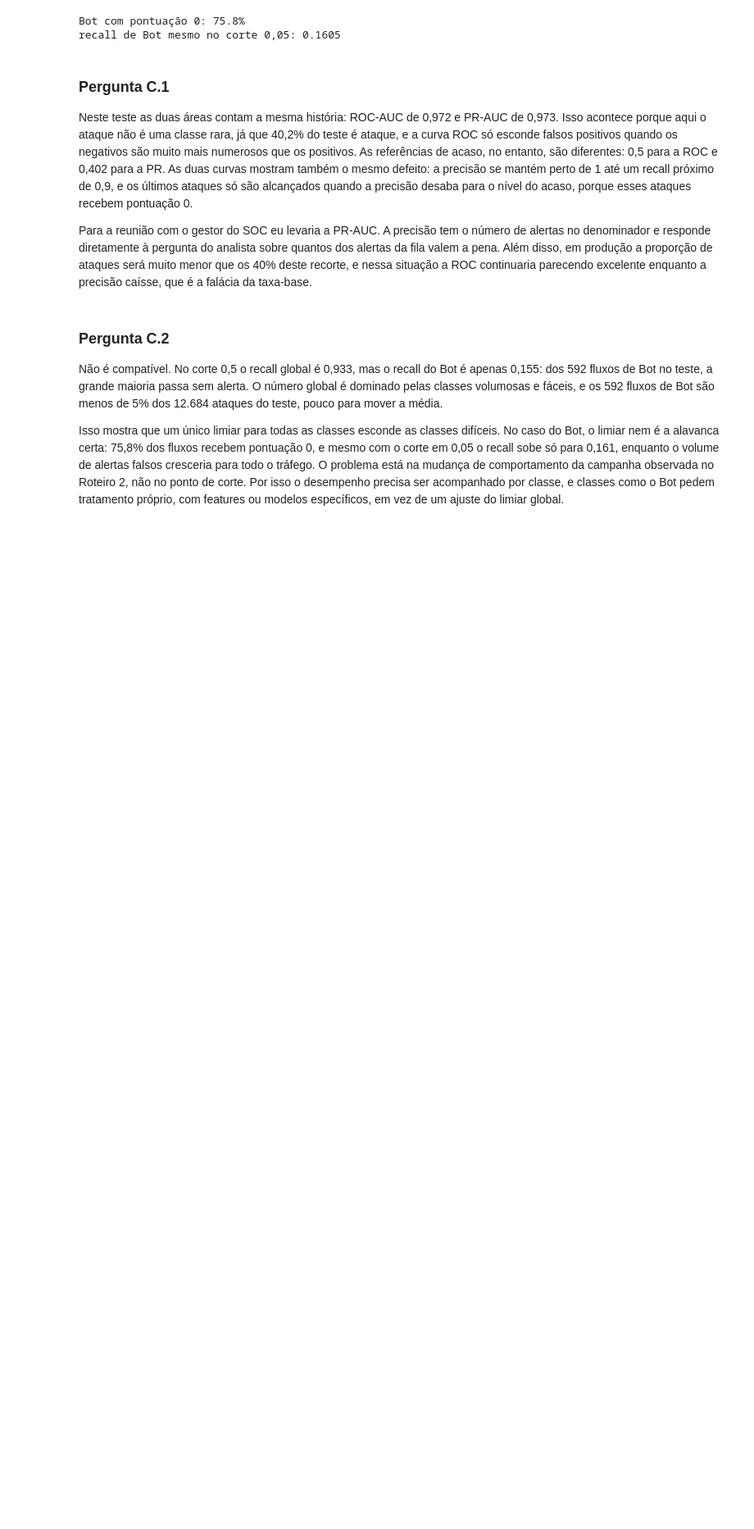
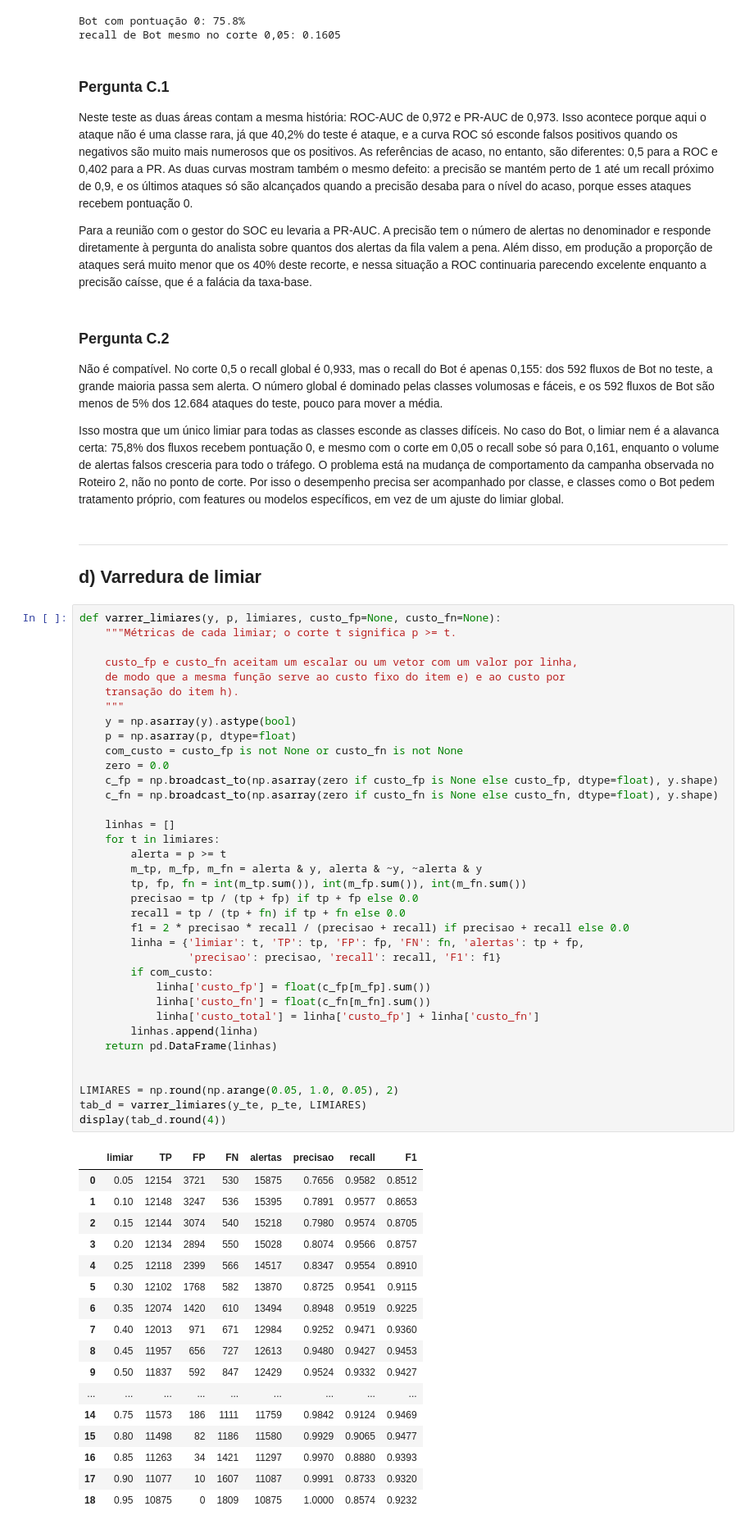
Before and after one commit to phbrandi/pi-ia_cyber, a Jupyter notebook: avaliacao_025bc8.ipynb, the cells around one changed output. Shown at 82% size. Cells and saved outputs as stored; diff of their text form; blank space fills up the shorter version.

```diff
--- a/avaliacao_025bc8.ipynb
+++ b/avaliacao_025bc8.ipynb
@@ -242,3 +247,61 @@ Para a reunião com o gestor do SOC eu levaria a PR-AUC. A precisão tem o núme
 Não é compatível. No corte 0,5 o recall global é 0,933, mas o recall do Bot é apenas 0,155: dos 592 fluxos de Bot no teste, a grande maioria passa sem alerta. O número global é dominado pelas classes volumosas e fáceis, e os 592 fluxos de Bot são menos de 5% dos 12.684 ataques do teste, pouco para mover a média.
 
 Isso mostra que um único limiar para todas as classes esconde as classes difíceis. No caso do Bot, o limiar nem é a alavanca certa: 75,8% dos fluxos recebem pontuação 0, e mesmo com o corte em 0,05 o recall sobe só para 0,161, enquanto o volume de alertas falsos cresceria para todo o tráfego. O problema está na mudança de comportamento da campanha observada no Roteiro 2, não no ponto de corte. Por isso o desempenho precisa ser acompanhado por classe, e classes como o Bot pedem tratamento próprio, com features ou modelos específicos, em vez de um ajuste do limiar global.
+# %% [markdown]
+---
+
+## d) Varredura de limiar
+# %%
+def varrer_limiares(y, p, limiares, custo_fp=None, custo_fn=None):
+    """Métricas de cada limiar; o corte t significa p >= t.
+
+    custo_fp e custo_fn aceitam um escalar ou um vetor com um valor por linha,
+    de modo que a mesma função serve ao custo fixo do item e) e ao custo por
+    transação do item h).
+    """
+    y = np.asarray(y).astype(bool)
+    p = np.asarray(p, dtype=float)
+    com_custo = custo_fp is not None or custo_fn is not None
+    zero = 0.0
+    c_fp = np.broadcast_to(np.asarray(zero if custo_fp is None else custo_fp, dtype=float), y.shape)
+    c_fn = np.broadcast_to(np.asarray(zero if custo_fn is None else custo_fn, dtype=float), y.shape)
+
+    linhas = []
+    for t in limiares:
+        alerta = p >= t
+        m_tp, m_fp, m_fn = alerta & y, alerta & ~y, ~alerta & y
+        tp, fp, fn = int(m_tp.sum()), int(m_fp.sum()), int(m_fn.sum())
+        precisao = tp / (tp + fp) if tp + fp else 0.0
+        recall = tp / (tp + fn) if tp + fn else 0.0
+        f1 = 2 * precisao * recall / (precisao + recall) if precisao + recall else 0.0
+        linha = {'limiar': t, 'TP': tp, 'FP': fp, 'FN': fn, 'alertas': tp + fp,
+                 'precisao': precisao, 'recall': recall, 'F1': f1}
+        if com_custo:
+            linha['custo_fp'] = float(c_fp[m_fp].sum())
+            linha['custo_fn'] = float(c_fn[m_fn].sum())
+            linha['custo_total'] = linha['custo_fp'] + linha['custo_fn']
+        linhas.append(linha)
+    return pd.DataFrame(linhas)
+
+
+LIMIARES = np.round(np.arange(0.05, 1.0, 0.05), 2)
+tab_d = varrer_limiares(y_te, p_te, LIMIARES)
+display(tab_d.round(4))
+# %% [output]
+|  | limiar | TP | FP | FN | alertas | precisao | recall | F1 |
+| 0 | 0.05 | 12154 | 3721 | 530 | 15875 | 0.7656 | 0.9582 | 0.8512 |
+| 1 | 0.10 | 12148 | 3247 | 536 | 15395 | 0.7891 | 0.9577 | 0.8653 |
+| 2 | 0.15 | 12144 | 3074 | 540 | 15218 | 0.7980 | 0.9574 | 0.8705 |
+| 3 | 0.20 | 12134 | 2894 | 550 | 15028 | 0.8074 | 0.9566 | 0.8757 |
+| 4 | 0.25 | 12118 | 2399 | 566 | 14517 | 0.8347 | 0.9554 | 0.8910 |
+| 5 | 0.30 | 12102 | 1768 | 582 | 13870 | 0.8725 | 0.9541 | 0.9115 |
+| 6 | 0.35 | 12074 | 1420 | 610 | 13494 | 0.8948 | 0.9519 | 0.9225 |
+| 7 | 0.40 | 12013 | 971 | 671 | 12984 | 0.9252 | 0.9471 | 0.9360 |
+| 8 | 0.45 | 11957 | 656 | 727 | 12613 | 0.9480 | 0.9427 | 0.9453 |
+| 9 | 0.50 | 11837 | 592 | 847 | 12429 | 0.9524 | 0.9332 | 0.9427 |
+| ... | ... | ... | ... | ... | ... | ... | ... | ... |
+| 14 | 0.75 | 11573 | 186 | 1111 | 11759 | 0.9842 | 0.9124 | 0.9469 |
+| 15 | 0.80 | 11498 | 82 | 1186 | 11580 | 0.9929 | 0.9065 | 0.9477 |
+| 16 | 0.85 | 11263 | 34 | 1421 | 11297 | 0.9970 | 0.8880 | 0.9393 |
+| 17 | 0.90 | 11077 | 10 | 1607 | 11087 | 0.9991 | 0.8733 | 0.9320 |
+| 18 | 0.95 | 10875 | 0 | 1809 | 10875 | 1.0000 | 0.8574 | 0.9232 |
```
Also changed, not shown: parts of 17 cells of this notebook, 5 other files.
